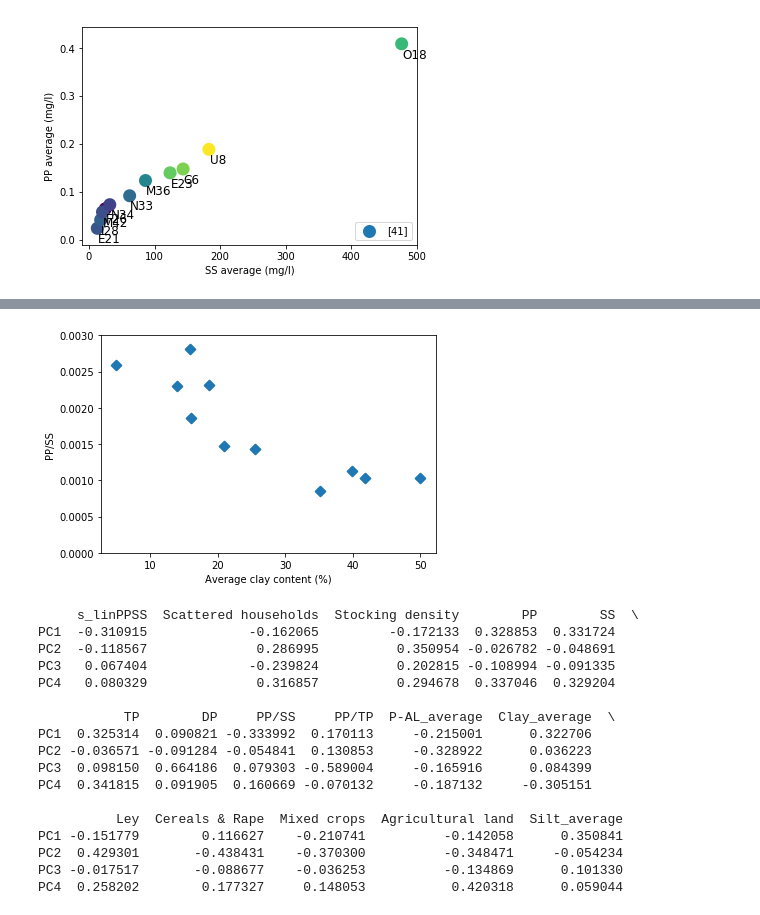
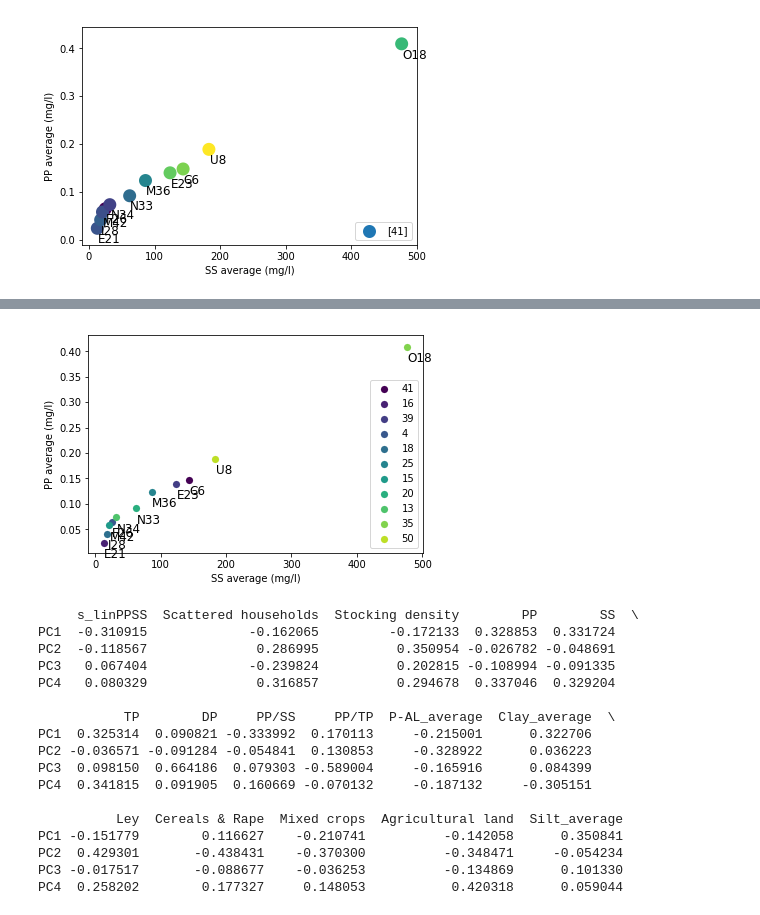
Before and after one commit to SaraSandstrom/pythoncourse, a Jupyter notebook: pcatest.ipynb, the cells around one changed output, grey strips where cells are left out. Drawn from its saved outputs; the diff is of its cells as text; code cells hidden in the pictures.

Commit message:
Starting to get the bubbleplot to look as I want, now I just want to change so only every other color shows in the legend!

```diff
--- a/pcatest.ipynb
+++ b/pcatest.ipynb
@@ -118,3 +117,13 @@ plt.show()
  [35]
  [50]]
 [figure]
+# %%
+#create dataframe to plot in bubbleplot
+#make Clay column as integers
+Clay=np.array(Clay)
+Clayval=Clay.astype(int)
+SS=np.array(SS)
+PP=np.array(PP)
+ID = data1[['ID']]
+df = pd.DataFrame({'Clay':Clayval[:,0], 'SS': SS[:,0], 'PP':PP[:,0]})
+df
@@ -121,3 +143,35 @@ plt.show()
+# %%
+#create a bubbleplot
+#set clay as colors of the bubbles (c=Clay), and increase size of bubbles with linewidth
+import matplotlib.cm as cm
+import matplotlib.colors as colors
+
+fig, ax = plt.subplots()
+
+
+colormap = cm.viridis
+colorlist = [colors.rgb2hex(colormap(i)) for i in np.linspace(0, 0.9, len(df['Clay']))]
+
+for i,c in enumerate(colorlist):
+
+    x = df['SS'][i]
+    y = df['PP'][i]
+    l = df['Clay'][i]
+
+    ax.scatter(x, y, label=l, s=50, linewidth=0.1, c=c)
+
+#label each point according to which catchment it represents
+for i,area in enumerate(ID.values):
+    x = df['SS'][i]
+    y = df['PP'][i]
+    plt.text(x+1.0, y-0.03, area[0], fontsize=12)
+
+ax.legend()
+plt.xlabel("SS average (mg/l)")
+plt.ylabel("PP average (mg/l)")
+plt.show()
+# %% [output]
+[figure, added]
 # %%
 PPSS = data1[['PP/SS']]
 PPSS = np.array(PPSS)
@@ -127,8 +181,6 @@ plt.scatter(Clay, PPSS, marker="x", linewidth=8)
 plt.xlabel("Average clay content (%)")
 plt.ylabel("PP/SS")
 plt.show()
-# %% [output]
-[figure, removed]
 # %%
 #Import PCA package
 from sklearn.decomposition import PCA
```
Also changed, not shown: parts of 2 cells of this notebook.
